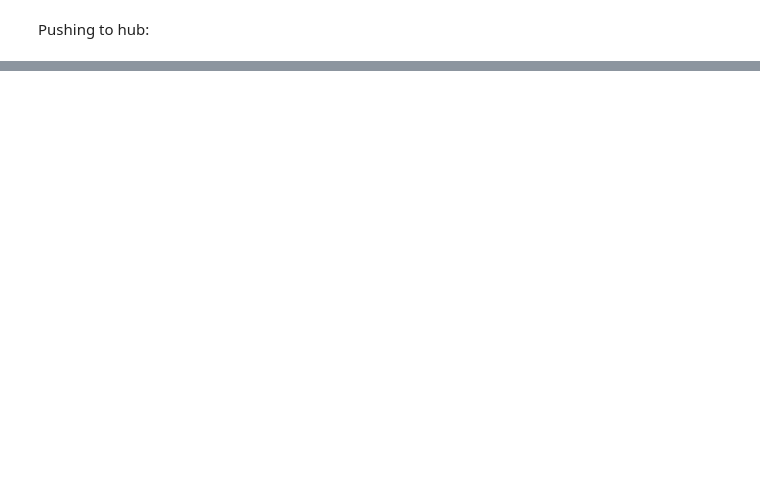
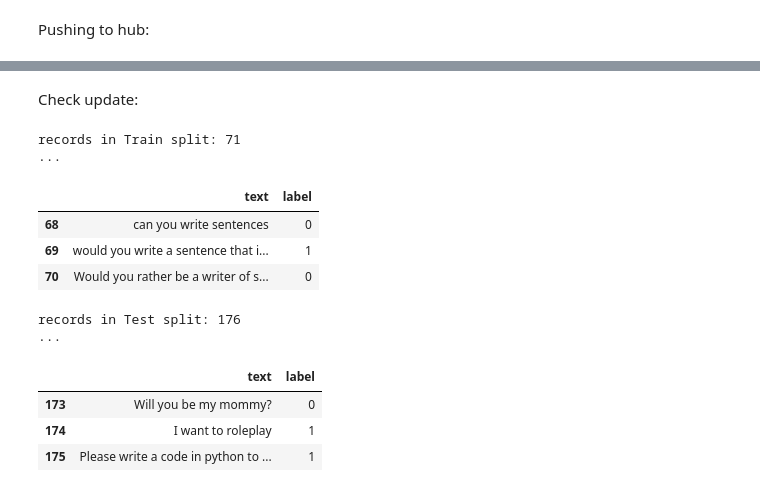
Before and after one commit to reddgr/chatbot-response-scoring-scbn-rqtl, a Jupyter notebook: prompt-labeling-notebook.ipynb, the cells around one changed output, grey strips where cells are left out. Drawn from its saved outputs; the diff is of its cells as text; code cells hidden in the pictures; blank space fills up the shorter version.

```diff
--- a/prompt-labeling-notebook.ipynb
+++ b/prompt-labeling-notebook.ipynb
@@ -199,13 +223,13 @@ Dataset({
 # %% [markdown]
 Pushing to hub:
 # %%
-dataset_name = "reddgr/tl-test-learn-prompts"
+dataset_name = "reddgr/rq-request-question-prompts"
 # Instantiate a labeling_widget object with the label map
 manual_labeling_widget = labeling_widget.LabelingWidget(label_map)
 # Push to Hugging Face hub directly by passing the dataframe with new examples to the update_dataset method
 manual_labeling_widget.update_dataset(
     dataset_name=dataset_name,
-    split_name="test", # Choose either test or train split
+    split_name="train", # Choose either test or train split
     hf_token=hf_token_write,
     new_dataset_records=new_dataset_records # The dataset we just created manually, without using the widget
 )
@@ -215,0 +240,21 @@ Successfully pushed 2 records to reddgr/tl-test-learn-prompts test split.
+# %% [markdown]
+Check update:
+# %%
+dataset_new = load_dataset(dataset_name)
+print(f"records in Train split: {len(dataset_new['train'])}\n...")
+display(dataset_new['train'].to_pandas().tail(3))
+print(f"records in Test split: {len(dataset_new['test'])}\n...")
+display(dataset_new['test'].to_pandas().tail(3))
+# %% [output]
+records in Train split: 71
+...
+|  | text | label |
+| 68 | can you write sentences | 0 |
+| 69 | would you write a sentence that i... | 1 |
+| 70 | Would you rather be a writer of s... | 0 |
+records in Test split: 176
+...
+|  | text | label |
+| 173 | Will you be my mommy? | 0 |
+| 174 | I want to roleplay | 1 |
+| 175 | Please write a code in python to ... | 1 |
```
Also changed, not shown: parts of 3 cells of this notebook, 2 other files.
